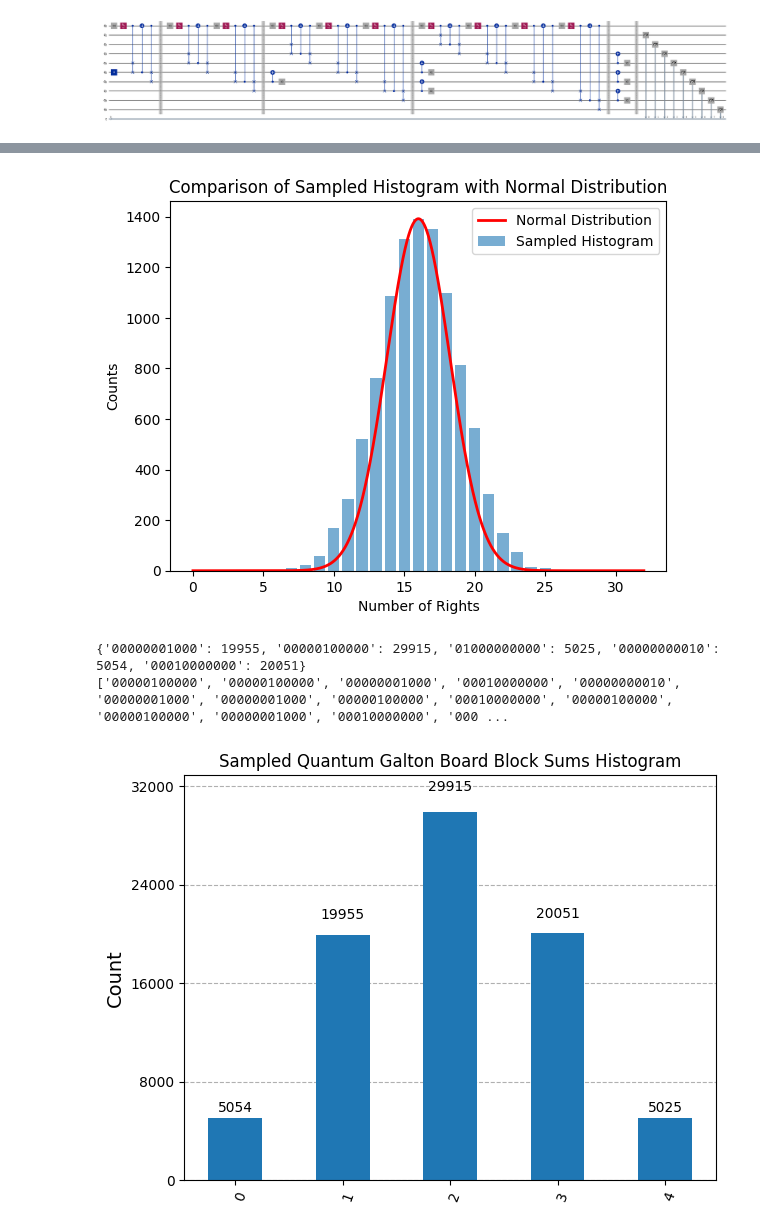
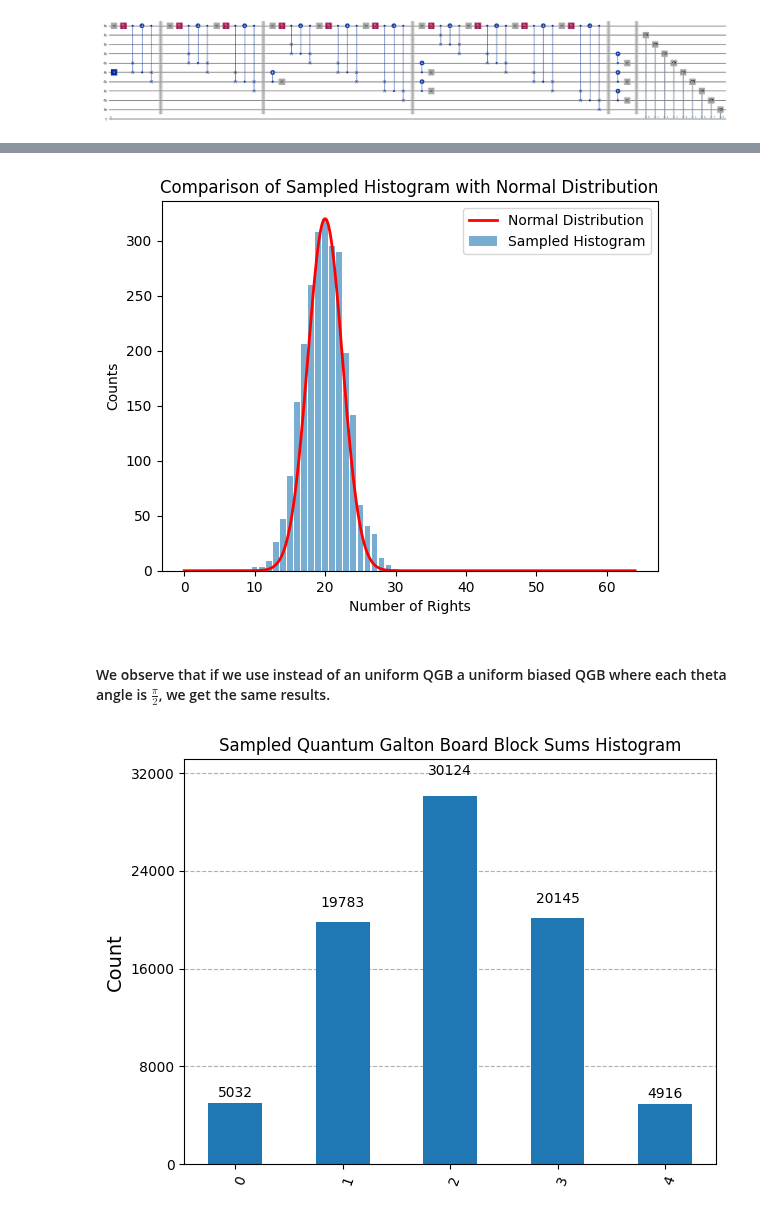
Before and after one commit to FipNad/Quantum-Galton-Board, a Jupyter notebook: QGB_Wiser_1_2_3.ipynb, the cells around one changed output, grey strips where cells are left out. Saved outputs shown, nothing was run; the diff lists cells and outputs as text; code cells hidden in the pictures.

```diff
--- a/QGB_Wiser_1_2_3.ipynb
+++ b/QGB_Wiser_1_2_3.ipynb
@@ -122,17 +148,23 @@ def build_qgb(
 # %%
 def sample_qgb(n_layers: int, shots: int = 20000, thetas: Optional[Iterable[float]] = None, fine_grained: Optional[bool] = False) -> Dict[int, int]:
-    """
-    Run and collapse each shot to a single integer bin k in [0..n_layers].
-    We read the measured one-hot position index j in [0..2n] and convert
-    to bin k via k = j - n (i.e., how many rights minus lefts, shifted to 0..n).
+    """Sample a Quantum Galton Board (QGB) circuit and return the measurement results.
+    Args:
+        n_layers (int): Number of layers in the QGB.
+        shots (int): Number of shots to run the circuit.
+        thetas (Optional[Iterable[float]]): Angles for the control qubit in each layer.
+            If `fine_grained` is True, this should be a list of angles for each peg in the layers.
+            If `fine_grained` is False, this should be a list of angles for each layer.
+        fine_grained (bool): If True, allows for fine-grained control of angles for each peg.
+            If False, uses a single angle for each layer.
+    Returns:
+        Dict[str, int]: A dictionary where keys are the number of rights (0 to n_layers) and values are the counts of occurrences.
+        List[str]: A list of memory strings from the simulation, representing the measurement results.
     """
     qc = build_qgb(n_layers, thetas=thetas, fine_grained=fine_grained, measure=True)
     backend = Aer.get_backend("aer_simulator")
     res = backend.run(qc, shots=shots, memory=True).result()
     counts = res.get_counts()
     memory = res.get_memory()
-    print(counts)
-    print(memory)
     # bitstrings are length L with c[0] the leftmost site. Find the '1' position.
     hist: Dict[int, int] = {}
     n = n_layers
@@ -157,5 +193,3 @@ qc = build_qgb(4, thetas=[np.pi/2 for i in range(10)], fine_grained=True, measur
 qc.draw(output='mpl', fold=100)
 # %% [output]
 [figure]
-# %%
-h, mems = sample_qgb(5, shots=80000)
@@ -165,4 +198,5 @@ h, mems = sample_qgb(5, shots=80000)
 # %%
-from qiskit.visualization import plot_histogram
-plot_histogram(h, title="Sampled Quantum Galton Board Histogram", bar_labels=True)
+N = 6
+res_uniform_6_layer, res_uniform_6_layer_mems = sample_qgb(N, shots=20000, thetas=[None for _ in range(N)], fine_grained=False)
+plot_histogram(res_uniform_6_layer, title="Sampled Quantum Galton Board Histogram", bar_labels=True)
 # %% [output]
@@ -201,0 +244,4 @@ plot_histogram(hist32, title="Sampled Quantum Galton Board Block Sums Histogram"
+# %%
+N = 6
+hist32_res_uniform_6_layer = compute_block_sums(N, block_size=8, mems=res_uniform_6_layer_mems)
+plot_histogram(hist32_res_uniform_6_layer, title="Sampled Quantum Galton Board Block Sums Histogram")
@@ -202,44 +250,45 @@ plot_histogram(hist32, title="Sampled Quantum Galton Board Block Sums Histogram"
 # %%
 def compare_histogram_with_normal_distribution(hist: Dict[int, int], n_layers: int, shots: int, block_size: int = 8):
-    """
-    Compare the histogram of sampled rights with a normal distribution.
+    """Compare the sampled histogram with a normal distribution.
+    Args:
+        hist (Dict[int, int]): The histogram of sampled rights.
+        n_layers (int): Number of layers in the Quantum Galton Board.
+        shots (int): Number of shots used in the simulation.
+        block_size (int): Size of each block to sum.
     """
     import matplotlib.pyplot as plt
     from scipy.stats import norm
 
+    n_layers = n_layers - 1
     mu = block_size * (n_layers) // 2
     variance = n_layers + 1
     sigma = np.sqrt(variance)
-    # print(f"mu={mu}")
-    # print(f"variance={variance}")
-    # print(f"sigma={sigma}")
-
     x = np.arange(0, 2**(n_layers + 1), 0.0001)
     max_value_hist = max(hist.values())
 
 
     y = norm.pdf(x, mu, sigma)  # scale to number of shots
     y = y / y.max()
     y = y * (max_value_hist)  # scale to number of shots
 
     plt.bar(hist.keys(), hist.values(), width=0.8, label='Sampled Histogram', alpha=0.6)
     plt.plot(x, y, 'r-', label='Normal Distribution', linewidth=2)
     plt.xlabel('Number of Rights')
     plt.ylabel('Counts')
     plt.title('Comparison of Sampled Histogram with Normal Distribution')
     plt.legend()
     plt.show()
 
-compare_histogram_with_normal_distribution(hist32, 4, 80000, block_size=8)
+N = 6
+compare_histogram_with_normal_distribution(hist32_res_uniform_6_layer, N, 80000, block_size=8)
 # %% [output]
-[figure, old version]
+[figure, new version]
+# %% [markdown]
+#### We observe that if we use instead of an uniform QGB a uniform biased QGB where each theta angle is $\frac{\pi}{2}$, we get the same results.
 # %%
-h1, mems1 = sample_qgb(n_layers=5, shots=80000, thetas=[np.pi/2 for i in range(5)])
+res_uniform_5_layer, res_uniform_5_layer_mems = sample_qgb(n_layers=5, shots=80000, thetas=[np.pi/2 for i in range(5)])
-# %% [output]
-{'00000001000': 19955, '00000100000': 29915, '01000000000': 5025, '00000000010': 5054, '00010000000': 20051}
-['00000100000', '00000100000', '00000001000', '00010000000', '00000000010', '00000001000', '00000001000', '00000100000', '00010000000', '00000100000', '00000100000', '00000001000', '00010000000', '000 ...
 # %%
-plot_histogram(h1, title="Sampled Quantum Galton Board Block Sums Histogram")
+plot_histogram(res_uniform_5_layer, title="Sampled Quantum Galton Board Block Sums Histogram")
 # %% [output]
-[figure, old version]
+[figure, new version]
 # %%
```
Also changed, not shown: parts of 31 cells of this notebook.
